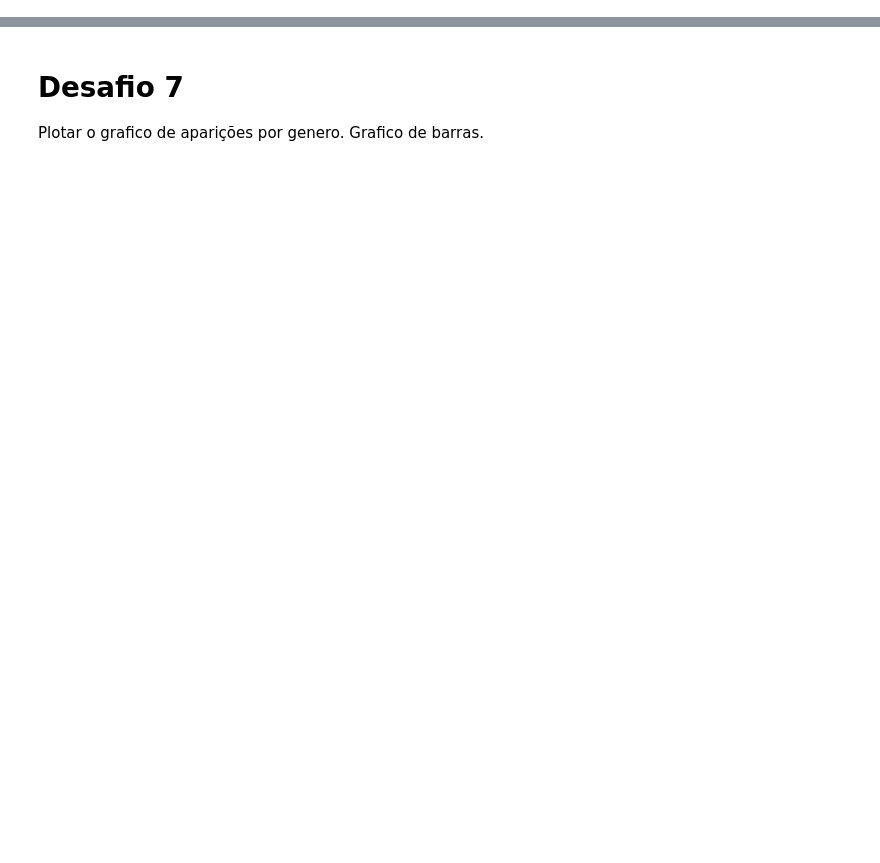
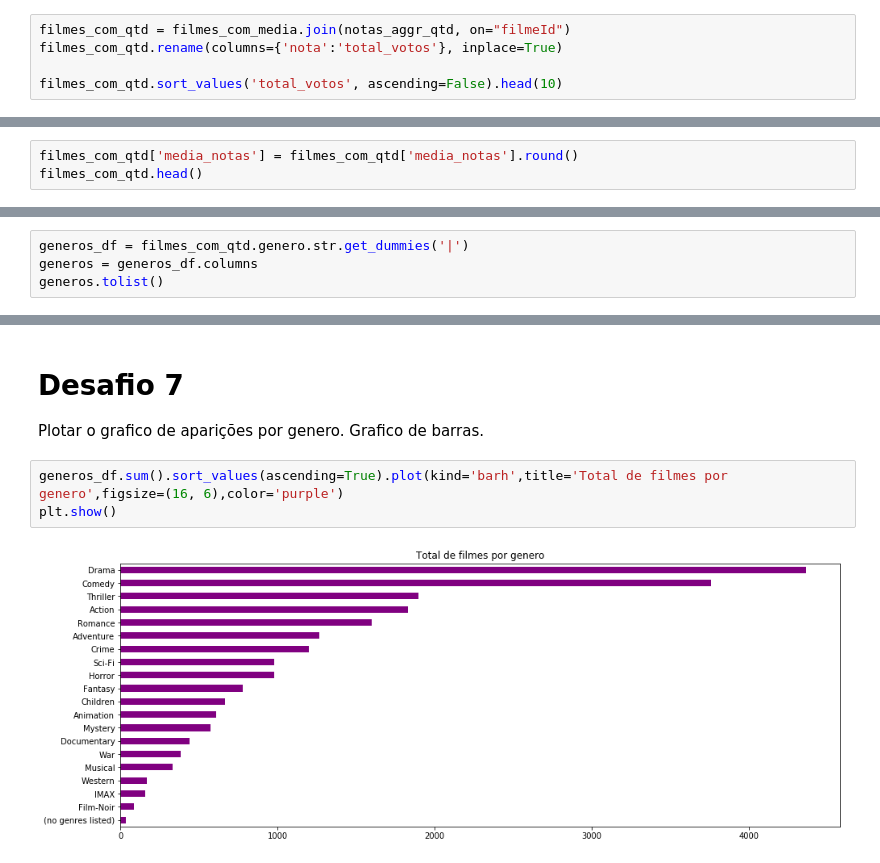
Before and after one commit to victorbertoldo/quarentenadados, a Jupyter notebook: Aula-1/QuarentenaDados Filmes.ipynb, the cells around one changed output, grey strips where cells are left out. Drawn from its saved outputs; the diff is of its cells as text; blank space fills up the shorter version.

```diff
--- a/Aula-1/QuarentenaDados Filmes.ipynb
+++ b/Aula-1/QuarentenaDados Filmes.ipynb
@@ -396,0 +395,5 @@ Colocar o número de avaliações por filme, isto é, não só a media, mas o to
+# %%
+filmes_com_qtd = filmes_com_media.join(notas_aggr_qtd, on="filmeId")
+filmes_com_qtd.rename(columns={'nota':'total_votos'}, inplace=True)
+
+filmes_com_qtd.sort_values('total_votos', ascending=False).head(10)
@@ -397,3 +412,6 @@ Colocar o número de avaliações por filme, isto é, não só a media, mas o to
 # %% [markdown]
 # Desafio 4
 Arredondamento dos valores da coluna de notas_medias
+# %%
+filmes_com_qtd['media_notas'] = filmes_com_qtd['media_notas'].round()
+filmes_com_qtd.head()
@@ -400,3 +425,7 @@ Arredondamento dos valores da coluna de notas_medias
 # %% [markdown]
 # Desafio 5
 Descobrir os generos únicos dos filmes
+# %%
+generos_df = filmes_com_qtd.genero.str.get_dummies('|')
+generos = generos_df.columns
+generos.tolist()
@@ -406,3 +476,8 @@ Contar o número de aparições de cada genero.
 # %% [markdown]
 # Desafio 7
 Plotar o grafico de aparições por genero. Grafico de barras.
+# %%
+generos_df.sum().sort_values(ascending=True).plot(kind='barh',title='Total de filmes por genero',figsize=(16, 6),color='purple')
+plt.show()
+# %% [output]
+[figure, added]
```
Also changed, not shown: parts of 16 cells of this notebook.
